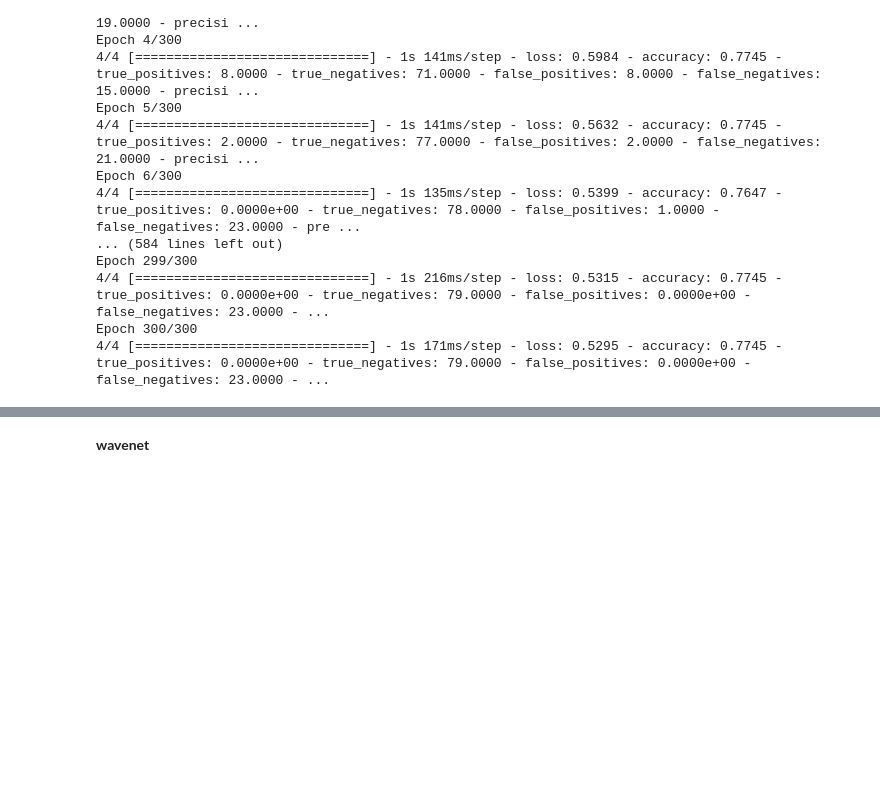
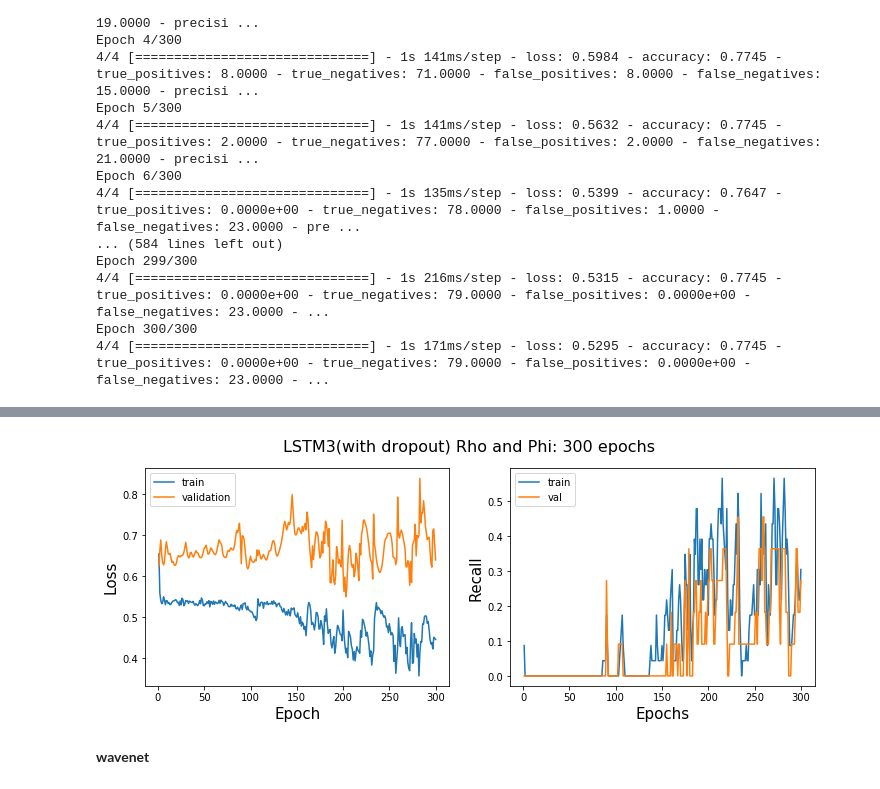
Before and after one commit to Iguanacolossus/Capstone3-TBA, a Jupyter notebook: notebooks/HAR-classification.ipynb, the cells around one changed output, grey strips where cells are left out. Drawn from its saved outputs; the diff is of its cells as text; code cells hidden in the pictures; blank space fills up the shorter version.

```diff
--- a/notebooks/HAR-classification.ipynb
+++ b/notebooks/HAR-classification.ipynb
@@ -801,0 +840,13 @@ Epoch 300/300
+# %%
+
+model_LSTM3 = keras.Sequential()
+model_LSTM3.add(keras.layers.LSTM(50, input_shape=(206, 2), return_sequences=True))
+model_LSTM3.add(Dropout(.5))
+model_LSTM3.add(keras.layers.LSTM(50, return_sequences=True))
+model_LSTM3.add(Dropout(.5))
+model_LSTM3.add(keras.layers.LSTM(50, return_sequences=True))
+model_LSTM3.add(Dropout(.5))
+model_LSTM3.add(keras.layers.LSTM(32, return_sequences=False))
+model_LSTM3.add(keras.layers.Dense(1, activation='sigmoid'))
+model_LSTM3.compile(optimizer='adam',
+              loss='binary_crossentropy',metrics=metrics1)
@@ -801,0 +894,2 @@ Epoch 300/300
+# %%
+LSTM2_hist3 = model_LSTM3.fit(X_train_rhophi,y_train_rhophi, epochs=300, validation_data=(X_vali_rhophi,y_vali_rhophi))
@@ -802,3 +918,7 @@ Epoch 300/300
+# %%
+lr_plot(LSTM2_hist3,'LSTM3(with dropout) Rho and Phi: 300 epochs','LSTM3_with_do_epochs.png')
+# %% [output]
+[figure, added]
 # %% [markdown]
 **wavenet**
 # %%
```
Also changed, not shown: parts of 24 cells of this notebook, 10 other files.
